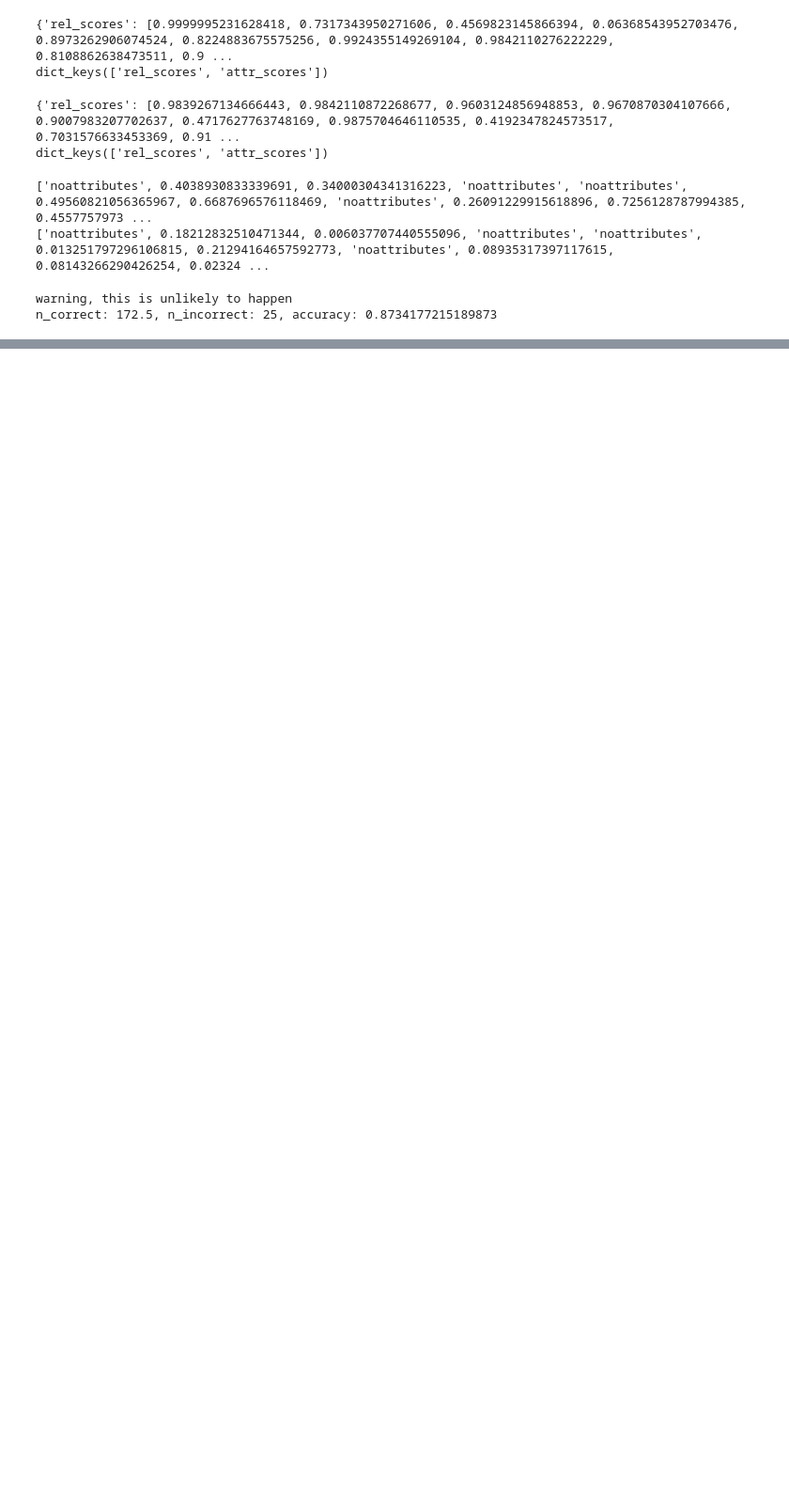
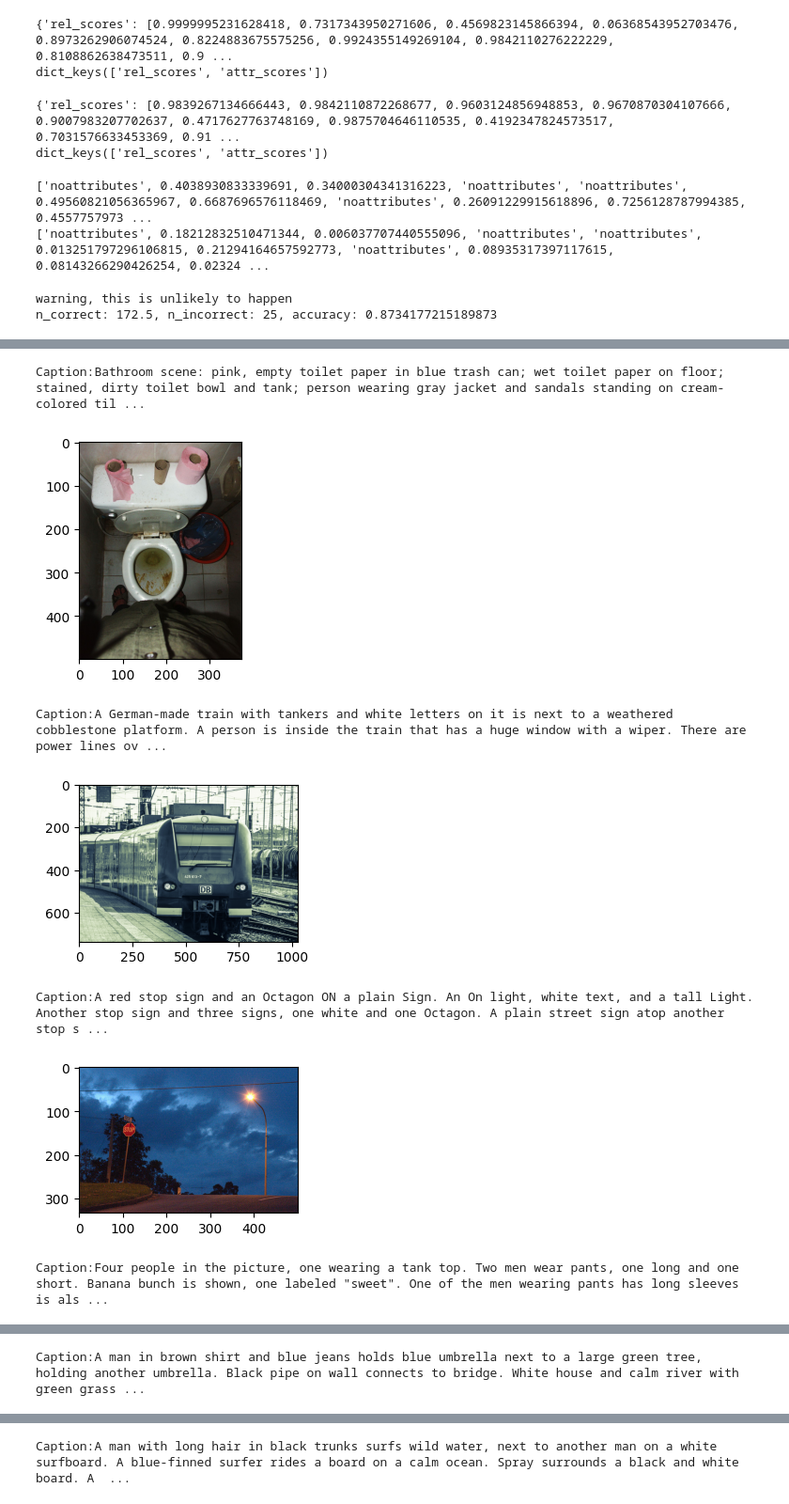
Before and after one commit to roberthoenig/GraphCLIP, a Jupyter notebook: notebooks/evaluation_package_sanitycheck.ipynb, the cells around one changed output, grey strips where cells are left out. Shown at 94% size. Drawn from its saved outputs; the diff is of its cells as text; code cells hidden in the pictures; blank space fills up the shorter version.

Commit message:
riga: Make MSCOCO dataset available in code.

```diff
--- a/notebooks/evaluation_package_sanitycheck.ipynb
+++ b/notebooks/evaluation_package_sanitycheck.ipynb
@@ -1,10 +1,12 @@
 # %%
 import relational_image_generation_evaluation as rige
 # %%
-evaluator = rige.Evaluator('ViT-L/14')
+# evaluator = rige.Evaluator('ViT-L/14')
 dataloader_one = rige.get_one_edge_dataloader(testonly=True)
 dataloader_two = rige.get_two_edge_dataloader(testonly=True)
 dataloader_full = rige.get_full_graph_dataloader(testonly=True)
+dataloader_mscoco = rige.get_mscoco_graph_dataloader(testonly=False)
 print("len(dataloader_one):", len(dataloader_one))
 print("len(dataloader_two):", len(dataloader_two))
+print("len(dataloader_mscoco)", len(dataloader_mscoco))
 # %% [output]
@@ -131,0 +123,29 @@ n_correct: 172.5, n_incorrect: 25, accuracy: 0.8734177215189873
+# %%
+from PIL import Image
+import matplotlib.pyplot as plt
+import os
+
+images = []
+graphs = []
+for i in range(10):
+    graph = next(iter(dataloader_mscoco))[0]
+    print("Caption:" + graph.caption)
+    image_id = graph.image_id
+    path ='/home/robert/g/GraphCLIP/datasets/visual_genome/raw/VG_100K/' + str(image_id) + '.jpg'
+    if not os.path.exists(path):
+        path = '/home/robert/g/GraphCLIP/datasets/visual_genome/raw/VG_100K_2/' + str(image_id) + '.jpg'
+    image = Image.open(path)
+    # small figure size to fit in the notebook
+    plt.figure(figsize=(3,3))
+    plt.imshow(image)
+    plt.show()
+    images.append(image)
+    graphs.append(graph)
+# %% [output]
+Caption:Bathroom scene: pink, empty toilet paper in blue trash can; wet toilet paper on floor; stained, dirty toilet bowl and tank; person wearing gray jacket and sandals standing on cream-colored til ...
+[figure, added]
+Caption:A German-made train with tankers and white letters on it is next to a weathered cobblestone platform. A person is inside the train that has a huge window with a wiper. There are power lines ov ...
+[figure, added]
+Caption:A red stop sign and an Octagon ON a plain Sign. An On light, white text, and a tall Light. Another stop sign and three signs, one white and one Octagon. A plain street sign atop another stop s ...
+[figure, added]
+Caption:Four people in the picture, one wearing a tank top. Two men wear pants, one long and one short. Banana bunch is shown, one labeled "sweet". One of the men wearing pants has long sleeves is als ...
@@ -131,0 +153 @@ n_correct: 172.5, n_incorrect: 25, accuracy: 0.8734177215189873
+Caption:A man in brown shirt and blue jeans holds blue umbrella next to a large green tree, holding another umbrella. Black pipe on wall connects to bridge. White house and calm river with green grass ...
@@ -131,0 +155 @@ n_correct: 172.5, n_incorrect: 25, accuracy: 0.8734177215189873
+Caption:A man with long hair in black trunks surfs wild water, next to another man on a white surfboard. A blue-finned surfer rides a board on a calm ocean. Spray surrounds a black and white board. A  ...
```
Also changed, not shown: parts of 4 cells of this notebook, 3 other files.
